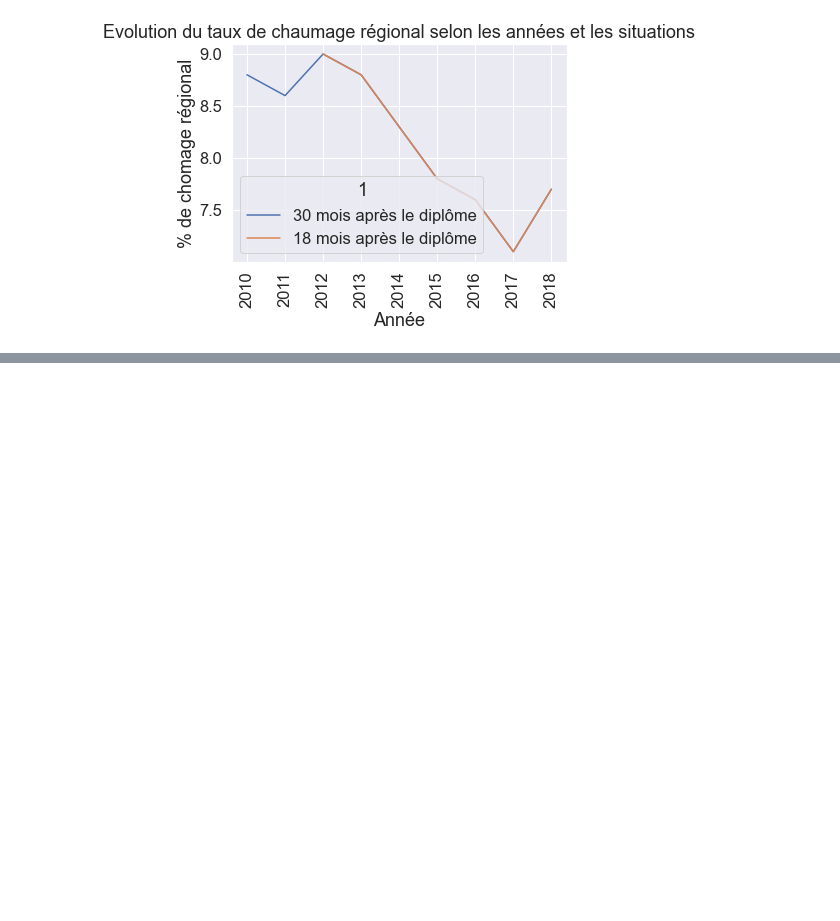
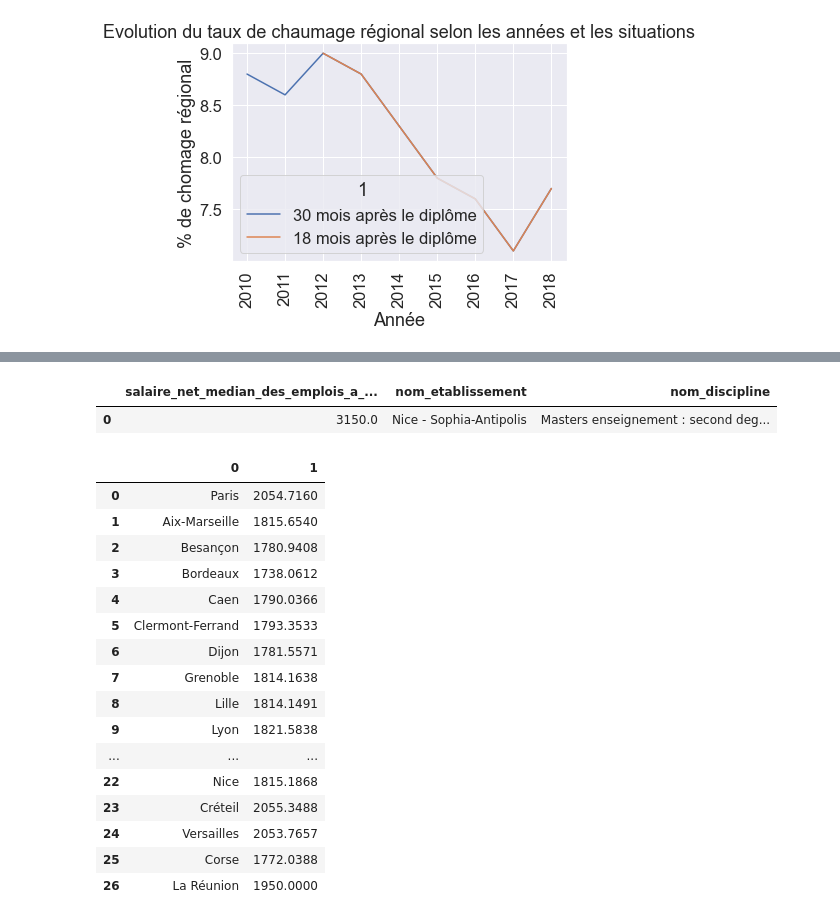
Before and after one commit to Toufik98/prodataviz, a Jupyter notebook: source/visualize_data.ipynb, the cells around one changed output, grey strips where cells are left out. Saved outputs shown, nothing was run; the diff lists cells and outputs as text; code cells hidden in the pictures; blank space fills up the shorter version.

```diff
--- a/source/visualize_data.ipynb
+++ b/source/visualize_data.ipynb
@@ -200,0 +225,35 @@ plt.show()
+# %%
+# Affichage du salaire_net_median_des_emplois_a_temps_plein le plus élevé et le nom de  discpline correspondante et  le nom de l'établissement
+mycursor.execute("select max(salaire_net_median_des_emplois_a_temps_plein), nom_etablissement, nom_discipline from statistiques join discipline on statistiques.id_discipline = discipline.id_discipline join etablissement on statistiques.id_etablissement = etablissement.id_etablissement")
+myresult = mycursor.fetchall()
+# Conversion des résultats en dataframe
+df = pd.DataFrame(myresult)
+df.columns = ['salaire_net_median_des_emplois_a_temps_plein', 'nom_etablissement', 'nom_discipline']
+df
+# %% [output]
+|  | salaire_net_median_des_emplois_a_... | nom_etablissement | nom_discipline |
+| 0 | 3150.0 | Nice - Sophia-Antipolis | Masters enseignement : second deg... |
+# %%
+# Affichage des moyenne salaire_net_mensuel_median_regional et de nom_académie correspondante par ordre décroissant en éliminant les doublons
+mycursor.execute("select distinct nom_academie , avg(salaire_net_mensuel_median_regional) as moy from statistiques join etablissement on statistiques.id_etablissement = etablissement.id_etablissement join academie on etablissement.id_academie = academie.id_academie group by nom_academie having moy is not null ")
+myresult = mycursor.fetchall()
+df = pd.DataFrame(myresult)
+df
+# %% [output]
+|  | 0 | 1 |
+| 0 | Paris | 2054.7160 |
+| 1 | Aix-Marseille | 1815.6540 |
+| 2 | Besançon | 1780.9408 |
+| 3 | Bordeaux | 1738.0612 |
+| 4 | Caen | 1790.0366 |
+| 5 | Clermont-Ferrand | 1793.3533 |
+| 6 | Dijon | 1781.5571 |
+| 7 | Grenoble | 1814.1638 |
+| 8 | Lille | 1814.1491 |
+| 9 | Lyon | 1821.5838 |
+| ... | ... | ... |
+| 22 | Nice | 1815.1868 |
+| 23 | Créteil | 2055.3488 |
+| 24 | Versailles | 2053.7657 |
+| 25 | Corse | 1772.0388 |
+| 26 | La Réunion | 1950.0000 |
```
Also changed, not shown: parts of 11 cells of this notebook.
